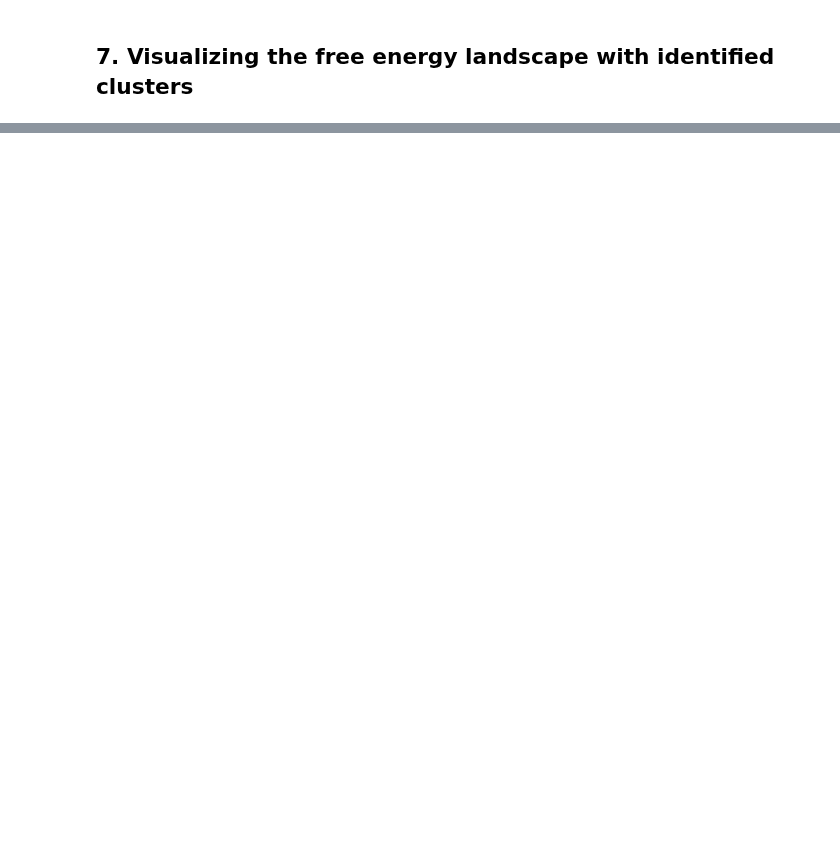
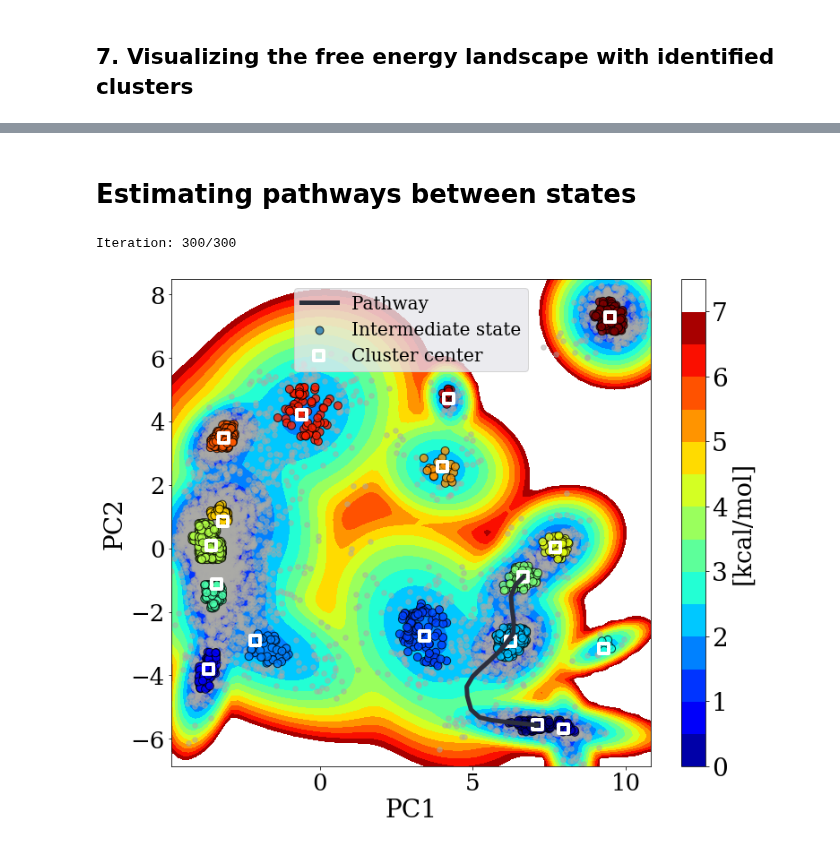
Before and after one commit to anniewesterlund/InfleCS-free-energy-clustering-tutorial, a Jupyter notebook: GMM_free_energy_clustering_tutorial.ipynb, the cells around one changed output, grey strips where cells are left out. Saved outputs shown, nothing was run; the diff lists cells and outputs as text; code cells hidden in the pictures; blank space fills up the shorter version.

```diff
--- a/GMM_free_energy_clustering_tutorial.ipynb
+++ b/GMM_free_energy_clustering_tutorial.ipynb
@@ -206,0 +235,8 @@ gmm_FE.visualize(savefig=True,vmax=5,show_data=True, xlabel='Principal component
+# %% [markdown]
+# Estimating pathways between states
+# %%
+gmm_FE.pathways([5678],[2681],max_iter=300,convergence_tol=1e-4,step_size=2e-2,n_points=20)
+gmm_FE.visualize(savefig=False, vmax=7, show_data=True, xlabel='PC1', ylabel='PC2', filename='pathways', title='')
+# %% [output]
+Iteration: 300/300
+[figure, added]
```
Also changed, not shown: parts of 10 cells of this notebook.
